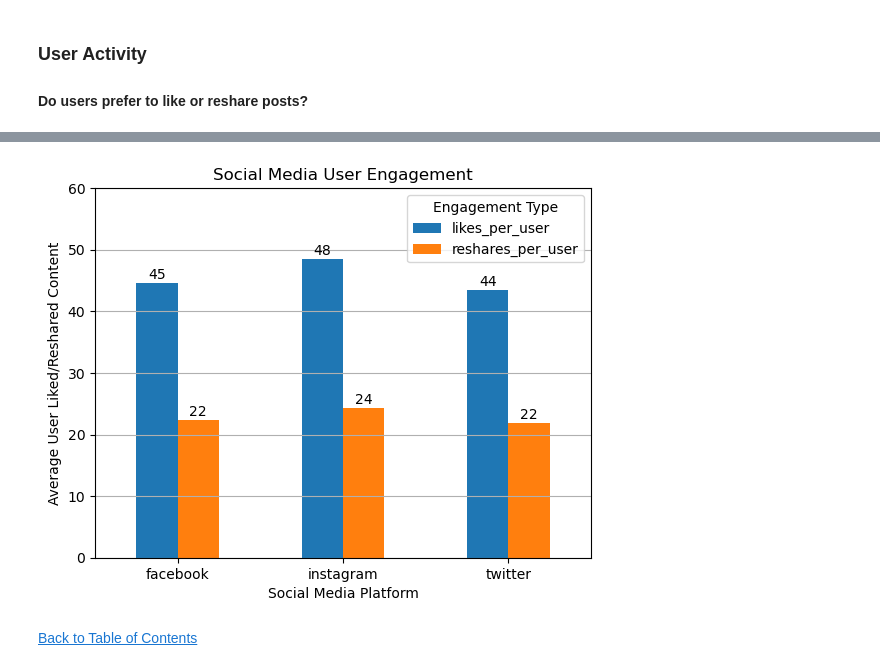
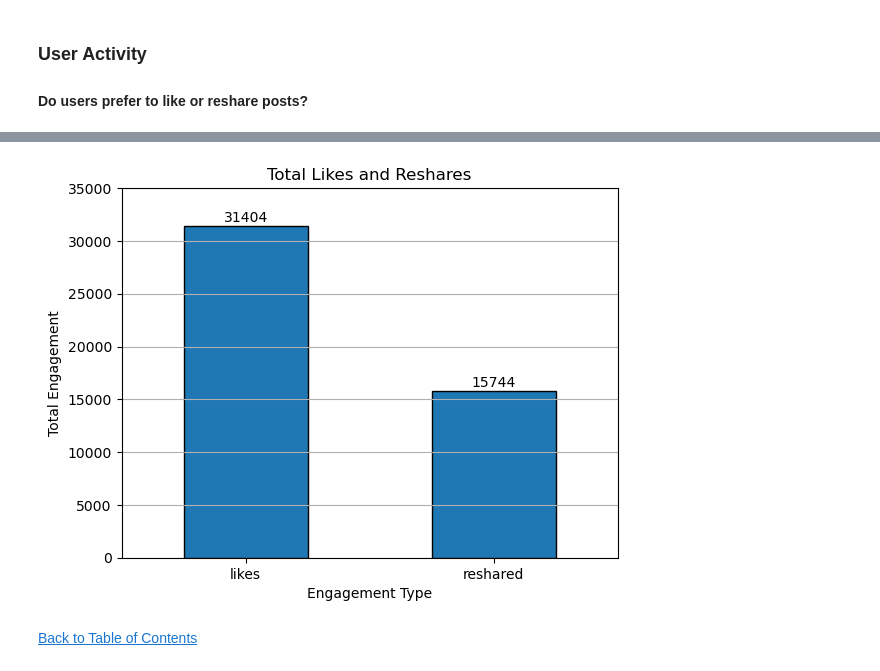
Before and after one commit to jasondo-da/Social_Media_Analysis, a Jupyter notebook: social_media_sentiments_analysis.ipynb, the cells around one changed output, grey strips where cells are left out. Drawn from its saved outputs; the diff is of its cells as text; code cells hidden in the pictures.

Commit message:
Add files via upload
updated outline and charts

```diff
--- a/social_media_sentiments_analysis.ipynb
+++ b/social_media_sentiments_analysis.ipynb
@@ -898,29 +879,29 @@ user_totals
 # %%
-utp = user_totals.plot(kind='bar')
+# Creating a bar plot with total likes and reshares
+sum_engagement = sm.agg({'likes': 'sum',
+                         'reshared': 'sum'}).plot(kind='bar',
+                                                  edgecolor='black')
 
-for rect in utp.patches:
+for rect in sum_engagement.patches:
     y_value = rect.get_height()
     x_value = rect.get_x() + rect.get_width() / 2
     space = 1
     label = '{:.0f}'.format(y_value)
-    utp.annotate(label, (x_value, y_value), xytext=(0, space), textcoords="offset points", ha='center', va='bottom')
+    sum_engagement.annotate(label, (x_value, y_value), xytext=(0, space), textcoords="offset points", ha='center', va='bottom')
 
-plt.title('Social Media User Engagement')
-plt.xlabel('Social Media Platform')
+plt.title('Total Likes and Reshares')
+plt.xlabel('Engagement Type')
 plt.xticks(rotation=360)
-plt.ylabel('Average User Liked/Reshared Content')
-plt.ylim([0, 60])
+plt.ylabel('Total Engagement')
+plt.ylim([0, 35000])
 
-plt.legend(title='Engagement Type')
 plt.grid(axis='y')
 plt.show()
 
-# Based on the average number of likes and reshares per post, users are more inclined to like posts twice as
-# likely as they are to reshare the post. This could also signal that reshares are more valuable than likes due
-# to their scarcity compared to likes. If a post has an above-average number of reshares within a short period,
-# then it could be a strong indicator to be recommended on the public or trending page.
+# Overall, posts tend to be liked more than shared by most social media users. Generally,
+# for every two likes on a post, one person reshares the post indicating that reshares are more scarce than likes.
 # %% [output]
-[figure, old version]
+[figure, new version]
 # %% [markdown]
 [Back to Table of Contents](#back)
 # %% [markdown]
```
Also changed, not shown: parts of 38 cells of this notebook.
